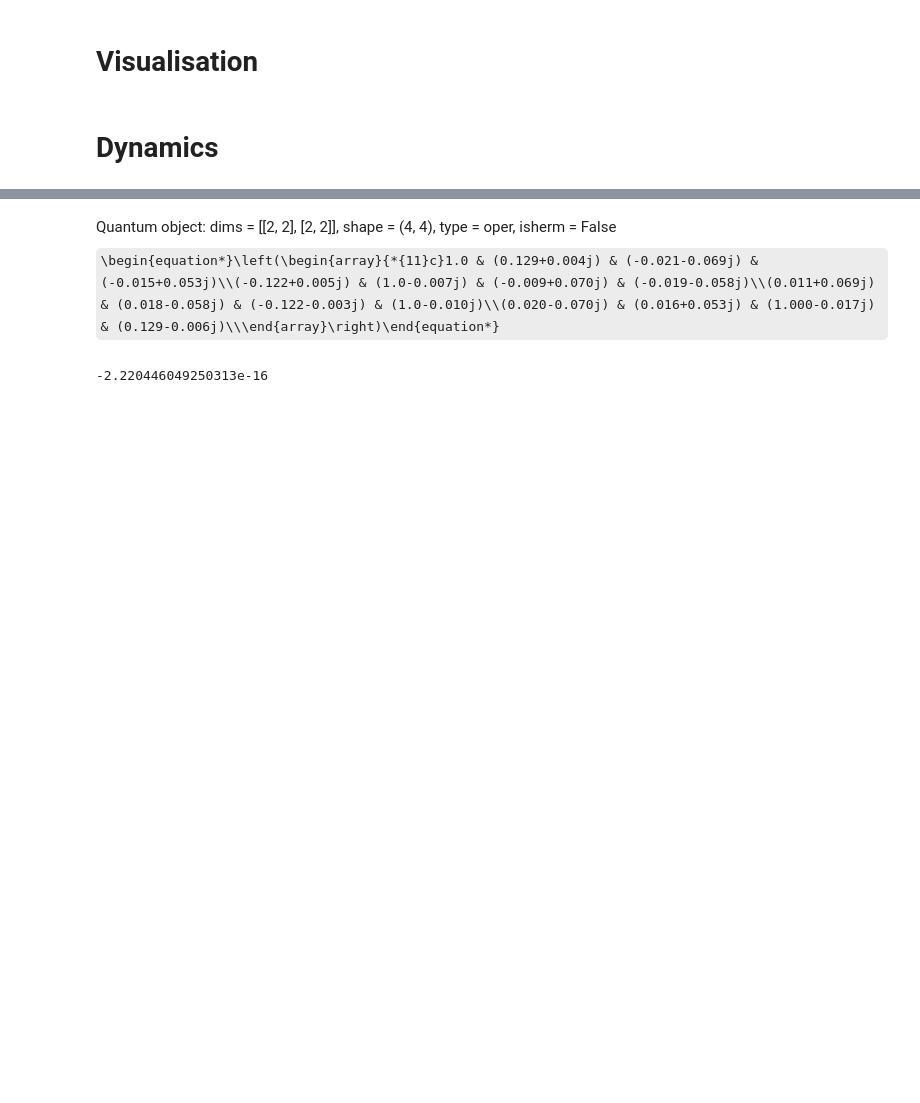
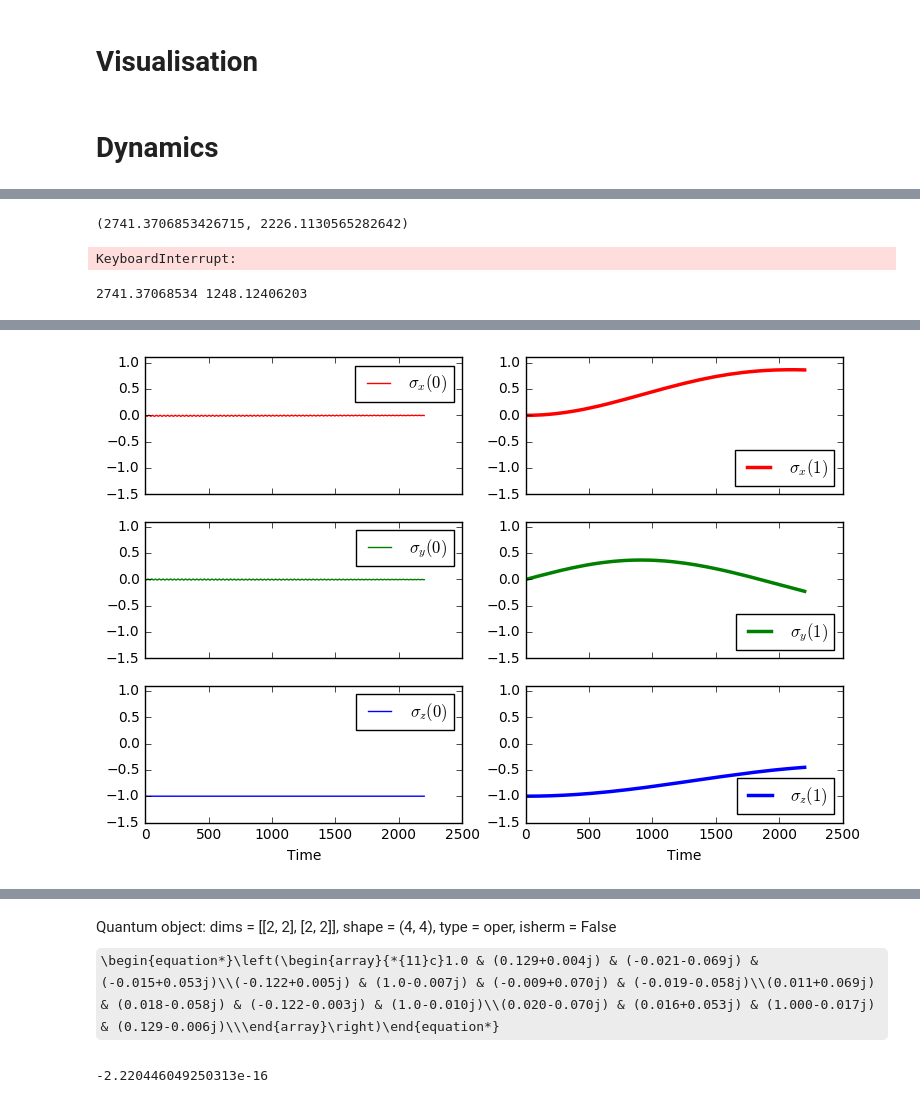
Before and after one commit to safoex/qubitlab, a Jupyter notebook: python/qutip/2qubit (2d).ipynb, the cells around one changed output, grey strips where cells are left out. Saved outputs shown, nothing was run; the diff lists cells and outputs as text; code cells hidden in the pictures; some formulas as TeX source; blank space fills up the shorter version.

```diff
--- a/python/qutip/2qubit (2d).ipynb
+++ b/python/qutip/2qubit (2d).ipynb
@@ -215,0 +359,23 @@ def observe_last(output, operators, rotationFreq):
+# %%
+2*np.pi/w1,2*np.pi/w2
+# %% [output]
+(2741.3706853426715, 2226.1130565282642)
+# %%
+w1 = 2*np.pi/2741.3706853426715
+w2 = 2*np.pi/2226.1130565282642
+# %%
+%%time
+#1 0
+output2 = observe(out, [TSx, TSy, TSz], [w[0]-w1/2,w[1]+w2/2],1)
+Tvis_out(output2,1)
+# %% [output]
+KeyboardInterrupt:
+# %%
+print(2*np.pi/w1, 2*np.pi/w2)
+# %% [output]
+2741.37068534 1248.12406203
+# %%
+%%time
+output2 = observe(out, [TSx, TSy, TSz], [w[0]-w1/2,w[1]+w2/2],1)
+Tvis_out(output2,1)
+# %% [output]
@@ -215,0 +384 @@ def observe_last(output, operators, rotationFreq):
+[figure, added]
```
Also changed, not shown: parts of 52 cells of this notebook, 4 other files.
